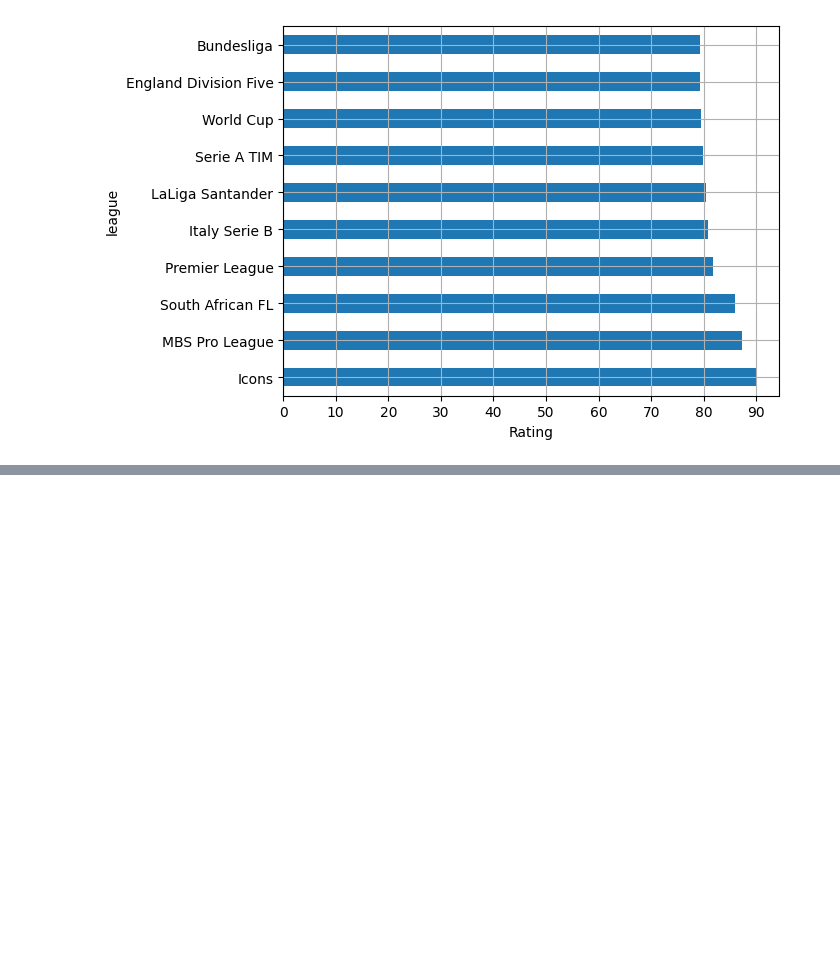
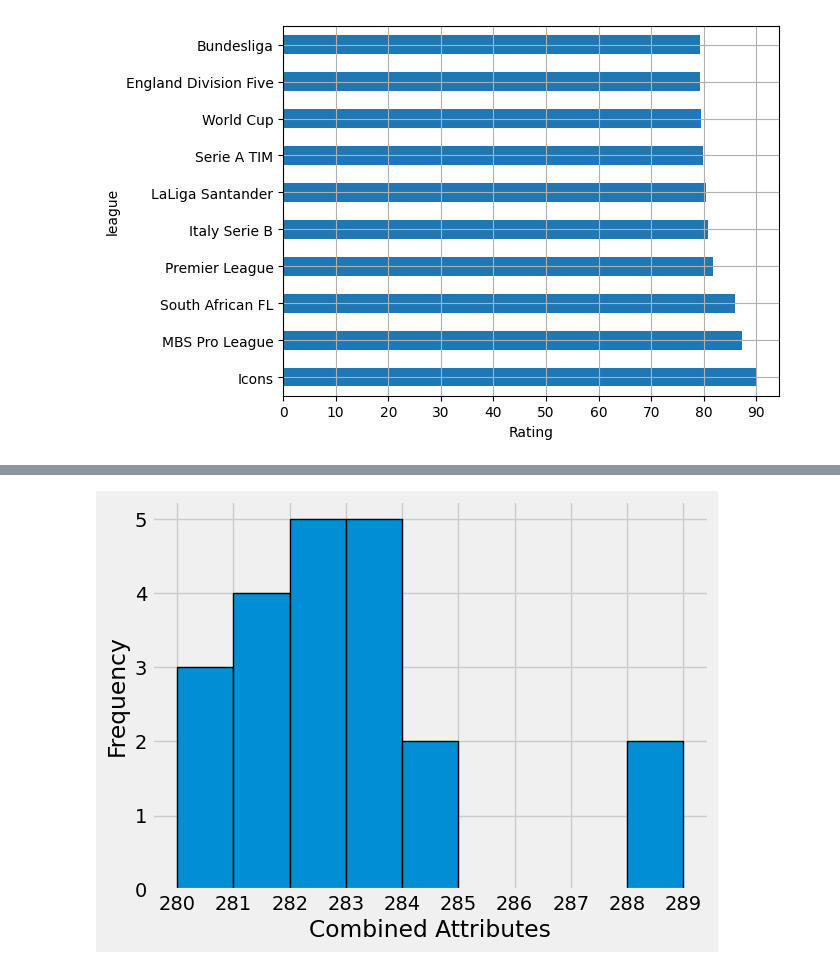
Before and after one commit to AliElneklawy/fifa23_player_cards, a Jupyter notebook: fifa23_player_cards.ipynb, the cells around one changed output, grey strips where cells are left out. Saved outputs shown, nothing was run; the diff lists cells and outputs as text; code cells hidden in the pictures; blank space fills up the shorter version.

```diff
--- a/fifa23_player_cards.ipynb
+++ b/fifa23_player_cards.ipynb
@@ -156,0 +178,4 @@ plt.show()
+# %%
+df['combined_attr'] = df['PAC'] + df['PHY'] + df['DRI']
+top20 = df.sort_values(by='combined_attr', ascending=False).drop_duplicates(subset='name')[:21]
+top20
@@ -156,0 +200,11 @@ plt.show()
+# %%
+bins = list(range(280, 290))
+
+
+plt.hist(top20['combined_attr'], bins=bins, edgecolor='black', linewidth=1)
+plt.xticks(bins)
+plt.xlabel('Combined Attributes')
+plt.ylabel('Frequency')
+plt.show()
+# %% [output]
+[figure, added]
```
Also changed, not shown: parts of 13 cells of this notebook.
